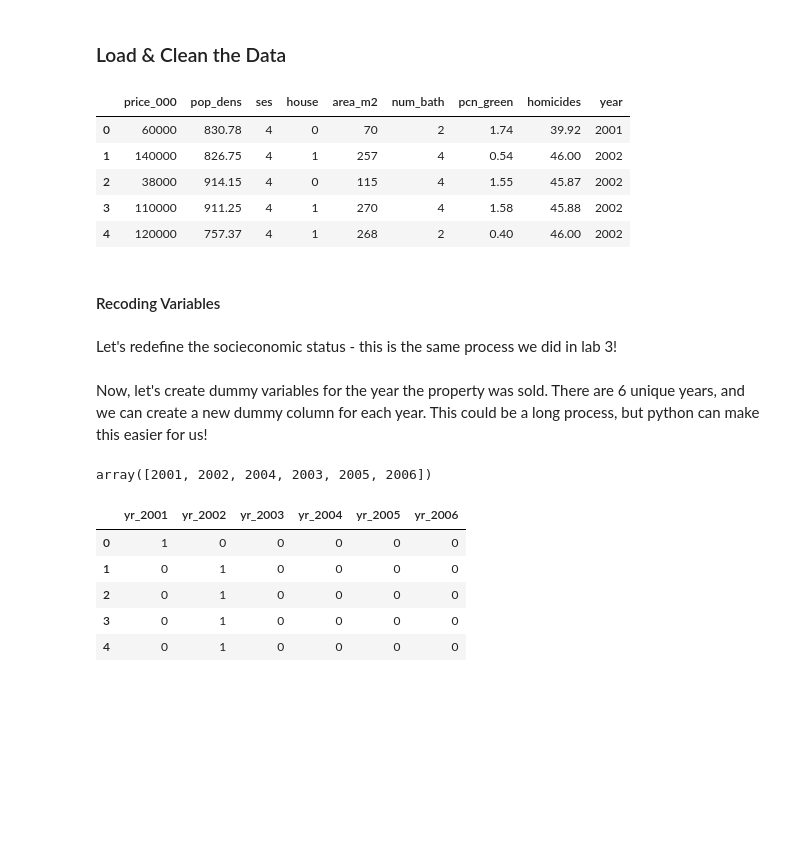
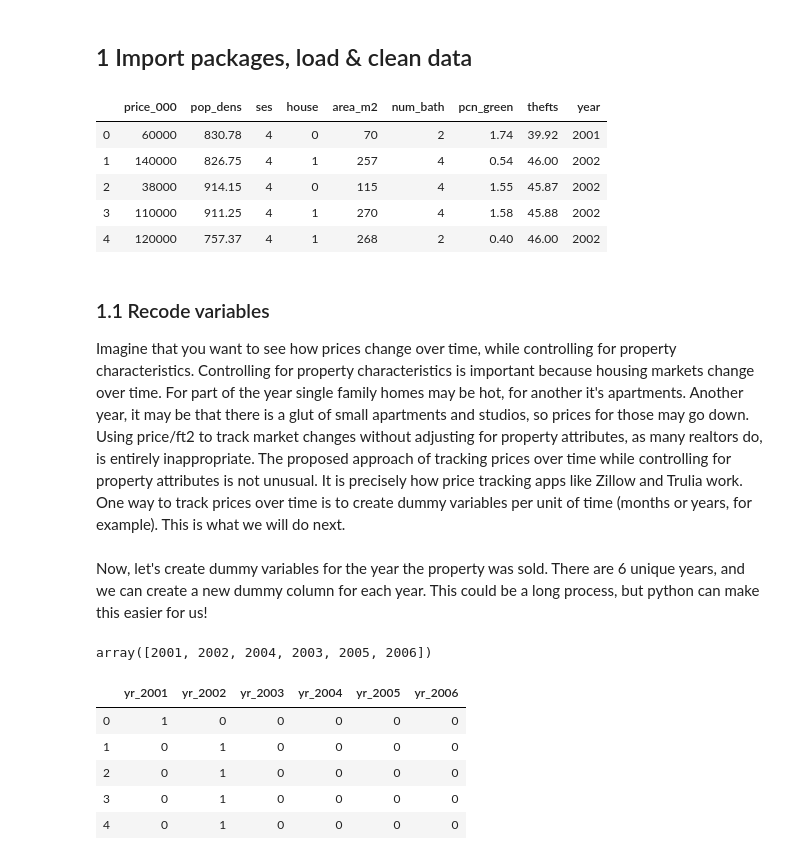
Before and after one commit to danrod-ucb/CP201B, a Jupyter notebook: Lab5/Lab5_LogisticRegression.ipynb, the cells around one changed output. Cells and saved outputs as stored; diff of their text form; code cells hidden in the pictures; blank space fills up the shorter version.

```diff
--- a/Lab5/Lab5_LogisticRegression.ipynb
+++ b/Lab5/Lab5_LogisticRegression.ipynb
@@ -8,3 +22,5 @@ In this lab, we'll do the following:
+# %% [markdown]
+## 1 Import packages, load & clean data
 # %%
 import numpy as np
 import pandas as pd
@@ -18,21 +35,21 @@ from statsmodels.discrete.discrete_model import Logit
-# %% [markdown]
-### Load & Clean the Data
 # %%
-raw = pd.read_csv ('data.csv')
+raw = pd.read_csv('clean_property_data.csv')
 
-#Create df copy with variables of interest
-var_list = ['price_000','pop_dens','ses','house','area_m2','num_bath','pcn_green','homicides', 'year']
+# create subdataframe
+var_list = ['price_000','pop_dens','ses','house','area_m2','num_bath','pcn_green','thefts', 'year']
 data = raw[var_list].copy()
 data.head()
 # %% [output]
-|  | price_000 | pop_dens | ses | house | area_m2 | num_bath | pcn_green | homicides | year |
+|  | price_000 | pop_dens | ses | house | area_m2 | num_bath | pcn_green | thefts | year |
 | 0 | 60000 | 830.78 | 4 | 0 | 70 | 2 | 1.74 | 39.92 | 2001 |
 | 1 | 140000 | 826.75 | 4 | 1 | 257 | 4 | 0.54 | 46.00 | 2002 |
 | 2 | 38000 | 914.15 | 4 | 0 | 115 | 4 | 1.55 | 45.87 | 2002 |
 | 3 | 110000 | 911.25 | 4 | 1 | 270 | 4 | 1.58 | 45.88 | 2002 |
 | 4 | 120000 | 757.37 | 4 | 1 | 268 | 2 | 0.40 | 46.00 | 2002 |
-# %% [markdown]
-#### Recoding Variables
-# %% [markdown]
-Let's redefine the socieconomic status - this is the same process we did in lab 3!
+# %% [markdown]
+### 1.1 Recode variables
+Imagine that you want to see how prices change over time, while controlling for property characteristics. Controlling for property characteristics is important because housing markets change over time. For part of the year single family homes may be hot, for another it's apartments. Another year, it may be that there is a glut of small apartments and studios, so prices for those may go down. Using price/ft2 to track market changes without adjusting for property attributes, as many realtors do, is entirely inappropriate. The proposed
+approach of tracking prices over time while controlling for property
+attributes is not unusual. It is precisely how price tracking apps like
+Zillow and Trulia work. One way to track prices over time is to create dummy variables per unit of time (months or years, for example). This is what we will do next.
 # %%
@@ -40,8 +57,9 @@ Let's redefine the socieconomic status - this is the same process we did in lab
 data['high_ses'] = np.where(data['ses']>=5, 1, 0)
 # %% [markdown]
 Now, let's create dummy variables for the year the property was sold. There are 6 unique years, and we can create a new dummy column for each year. This could be a long process, but python can make this easier for us!
-# %%
-data['year'].unique()
-# %% [output]
-array([2001, 2002, 2004, 2003, 2005, 2006])
+# %%
+# look at the unique values in the 'year' variable
+data['year'].unique()
+# %% [output]
+array([2001, 2002, 2004, 2003, 2005, 2006])
 # %%
```
Also changed, not shown: parts of 36 cells of this notebook, 2 other files.
